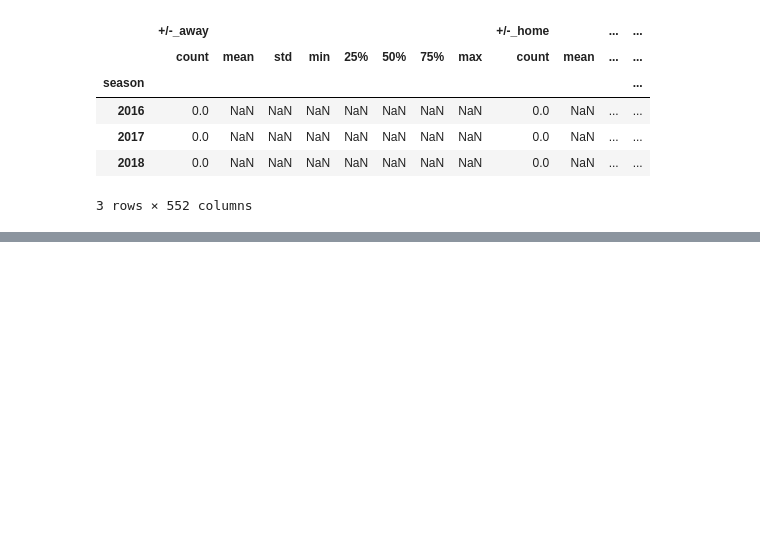
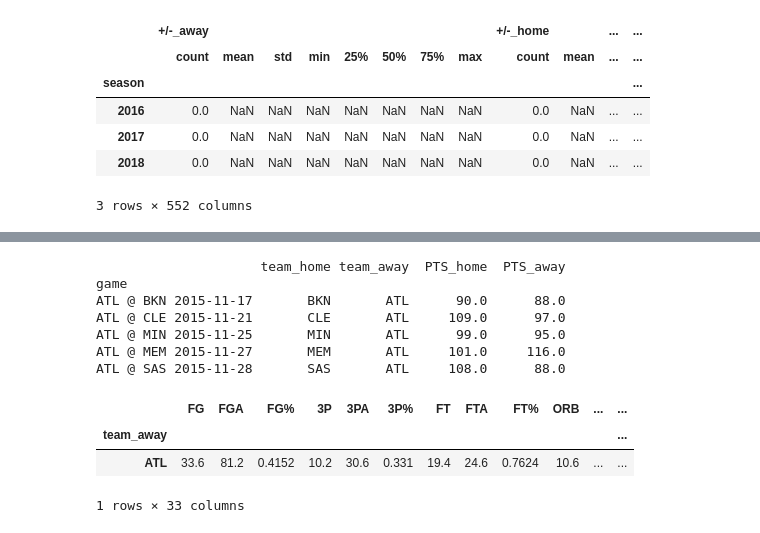
Before and after one commit to rafaelgasp/nba_games, a Jupyter notebook: Junta_DataFrames.ipynb, the cells around one changed output, grey strips where cells are left out. Drawn from its saved outputs; the diff is of its cells as text; code cells hidden in the pictures; blank space fills up the shorter version.

```diff
--- a/Junta_DataFrames.ipynb
+++ b/Junta_DataFrames.ipynb
@@ -334,0 +364,14 @@ Name: PTS_home, Length: 114, dtype: float64
+# %%
+get_last_games(all_games, teste.iloc[10]["date"], "ATL", verbose=True, filter="away")
+# %% [output]
+                     team_home team_away  PTS_home  PTS_away
+game
+ATL @ BKN 2015-11-17       BKN       ATL      90.0      88.0
+ATL @ CLE 2015-11-21       CLE       ATL     109.0      97.0
+ATL @ MIN 2015-11-25       MIN       ATL      99.0      95.0
+ATL @ MEM 2015-11-27       MEM       ATL     101.0     116.0
+ATL @ SAS 2015-11-28       SAS       ATL     108.0      88.0
+|  | FG | FGA | FG% | 3P | 3PA | 3P% | FT | FTA | FT% | ORB | ... | ... |
+| team_away |  |  |  |  |  |  |  |  |  |  |  | ... |
+| ATL | 33.6 | 81.2 | 0.4152 | 10.2 | 30.6 | 0.331 | 19.4 | 24.6 | 0.7624 | 10.6 | ... | ... |
+1 rows × 33 columns
```
Also changed, not shown: parts of 9 cells of this notebook.
